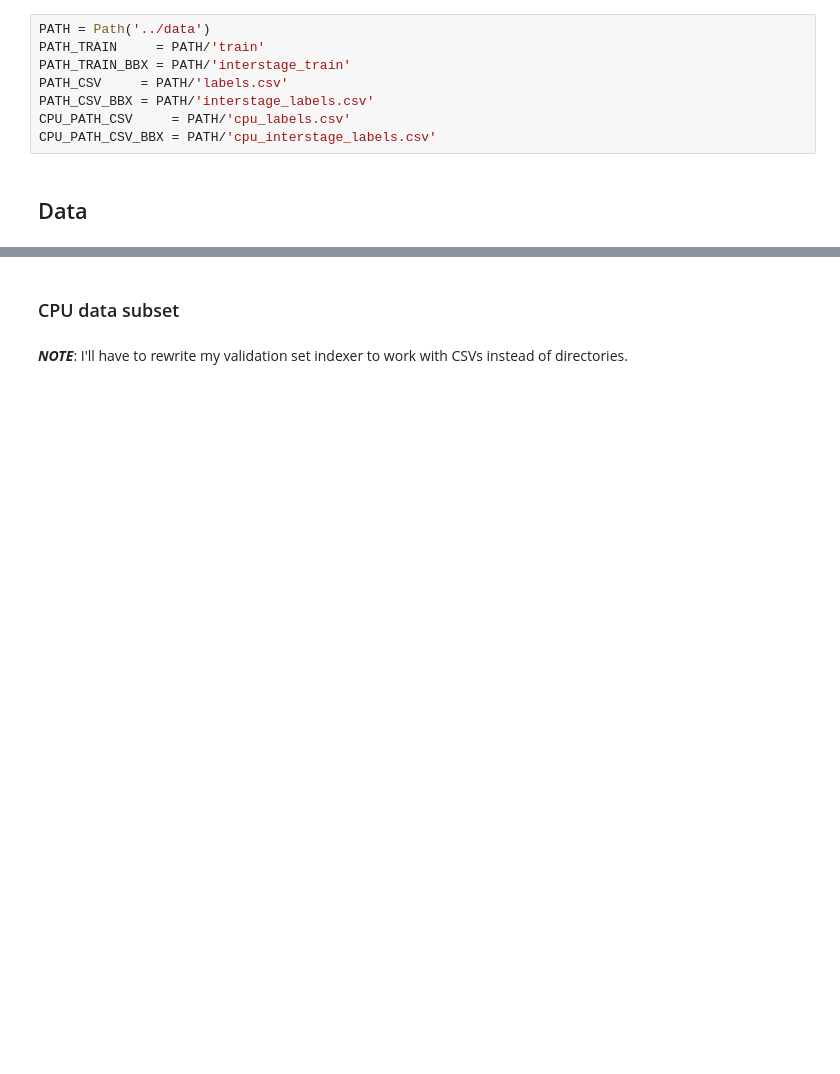
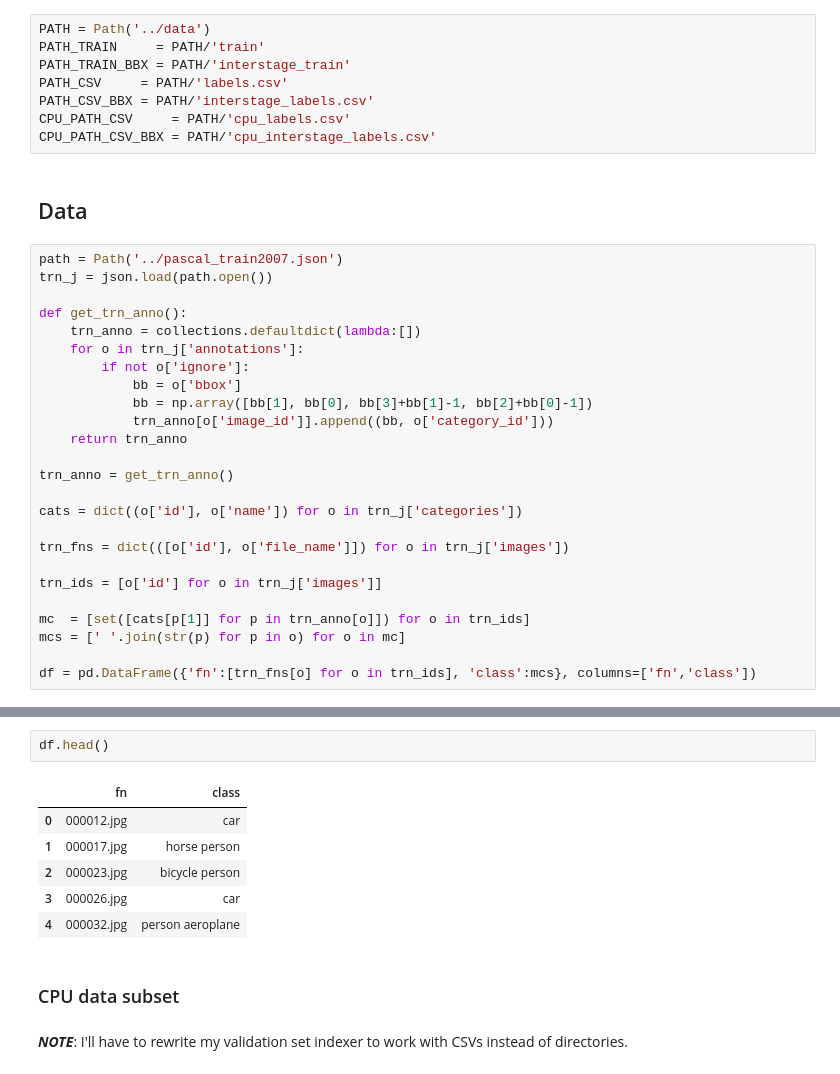
Before and after one commit to WNoxchi/Aersu, a Jupyter notebook: GLOC/model_dev/resnet-detector-dev-1-gloc.ipynb, the cells around one changed output, grey strips where cells are left out. Saved outputs shown, nothing was run; the diff lists cells and outputs as text; blank space fills up the shorter version.

Commit message:
working on understanding json loading & multi label to csv

```diff
--- a/GLOC/model_dev/resnet-detector-dev-1-gloc.ipynb
+++ b/GLOC/model_dev/resnet-detector-dev-1-gloc.ipynb
@@ -31,3 +31,28 @@ CPU_PATH_CSV     = PATH/'cpu_labels.csv'
 CPU_PATH_CSV_BBX = PATH/'cpu_interstage_labels.csv'
 # %% [markdown]
 ## Data
+# %%
+path = Path('../pascal_train2007.json')
+trn_j = json.load(path.open())
+
+def get_trn_anno():
+    trn_anno = collections.defaultdict(lambda:[])
+    for o in trn_j['annotations']:
+        if not o['ignore']:
+            bb = o['bbox']
+            bb = np.array([bb[1], bb[0], bb[3]+bb[1]-1, bb[2]+bb[0]-1])
+            trn_anno[o['image_id']].append((bb, o['category_id']))
+    return trn_anno
+
+trn_anno = get_trn_anno()
+
+cats = dict((o['id'], o['name']) for o in trn_j['categories'])
+
+trn_fns = dict(([o['id'], o['file_name']]) for o in trn_j['images'])
+
+trn_ids = [o['id'] for o in trn_j['images']]
+
+mc  = [set([cats[p[1]] for p in trn_anno[o]]) for o in trn_ids]
+mcs = [' '.join(str(p) for p in o) for o in mc]
+
+df = pd.DataFrame({'fn':[trn_fns[o] for o in trn_ids], 'class':mcs}, columns=['fn','class'])
@@ -34,3 +127,12 @@ CPU_PATH_CSV_BBX = PATH/'cpu_interstage_labels.csv'
+# %%
+df.head()
+# %% [output]
+|  | fn | class |
+| 0 | 000012.jpg | car |
+| 1 | 000017.jpg | horse person |
+| 2 | 000023.jpg | bicycle person |
+| 3 | 000026.jpg | car |
+| 4 | 000032.jpg | person aeroplane |
 # %% [markdown]
 ### CPU data subset
 # %% [markdown]
```
Also changed, not shown: parts of 5 cells of this notebook, 1 other file.
